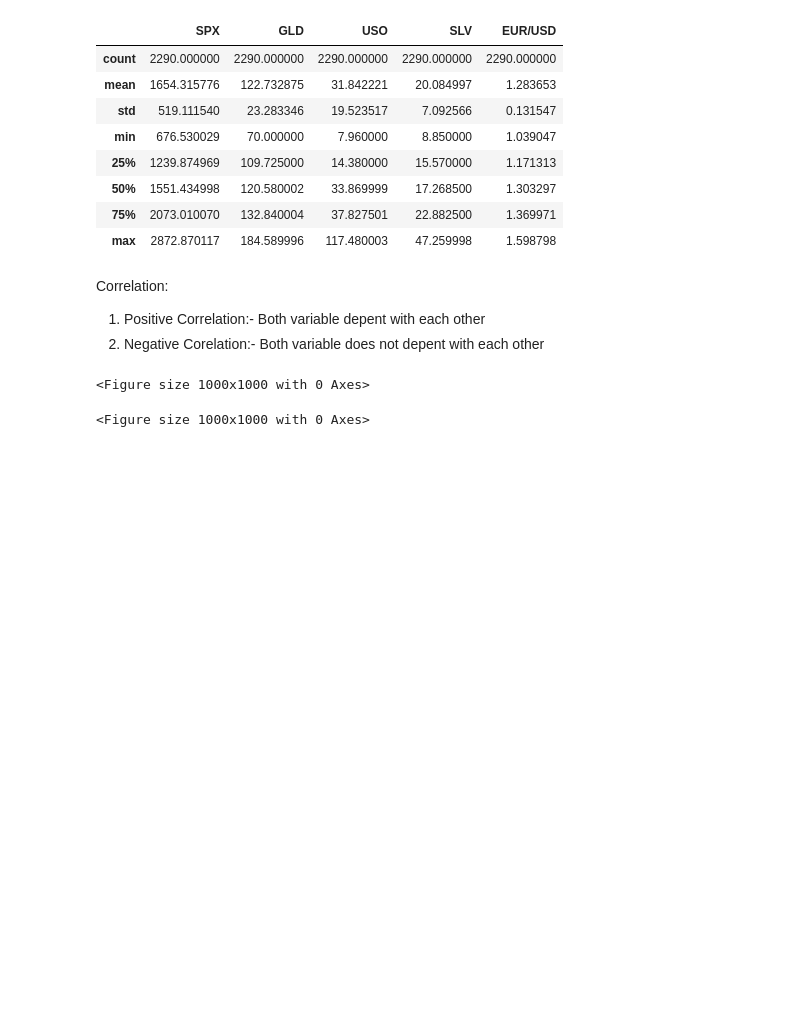
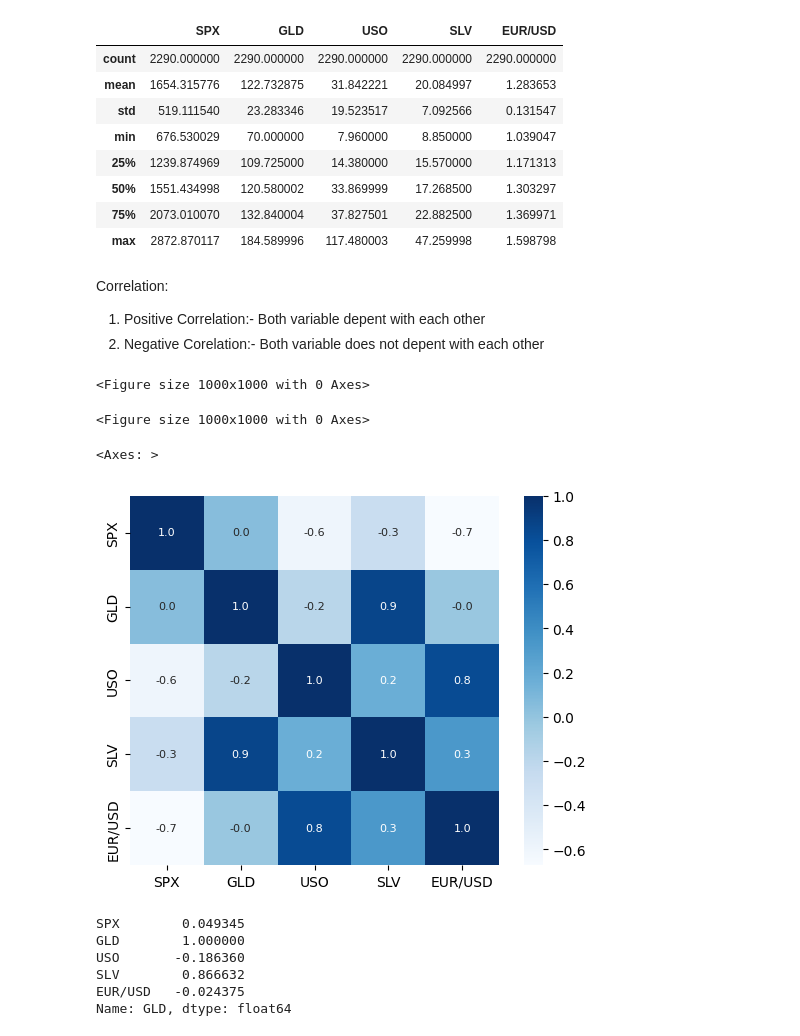
Before and after one commit to abhishektyagi2912/Gold-Price-Prediction, a Jupyter notebook: model.ipynb, the cells around one changed output. Cells and saved outputs as stored; diff of their text form; code cells hidden in the pictures; blank space fills up the shorter version.

```diff
--- a/model.ipynb
+++ b/model.ipynb
@@ -91,3 +91,18 @@ plt.figure(figsize=(10,10))
 # %% [output]
 <Figure size 1000x1000 with 0 Axes>
 <Figure size 1000x1000 with 0 Axes>
+# %%
+sns.heatmap(correlation,cbar=True,square=True,fmt='.1f',annot=True,annot_kws={'size':8},cmap='Blues')
+# %% [output]
+<Axes: >
+[figure, added]
+# %%
+## this line give corelation of gld with all the other columns
+print(correlation['GLD'])
+# %% [output]
+SPX        0.049345
+GLD        1.000000
+USO       -0.186360
+SLV        0.866632
+EUR/USD   -0.024375
+Name: GLD, dtype: float64
```
Also changed, not shown: parts of 1 cell of this notebook.
